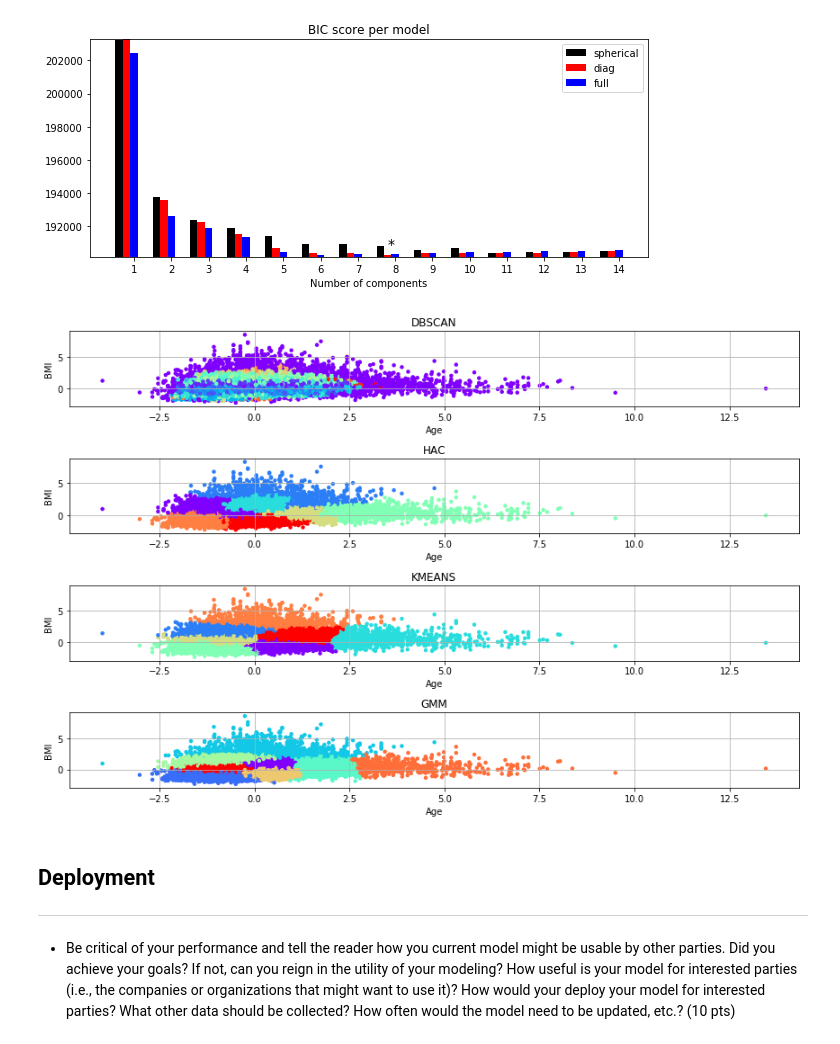
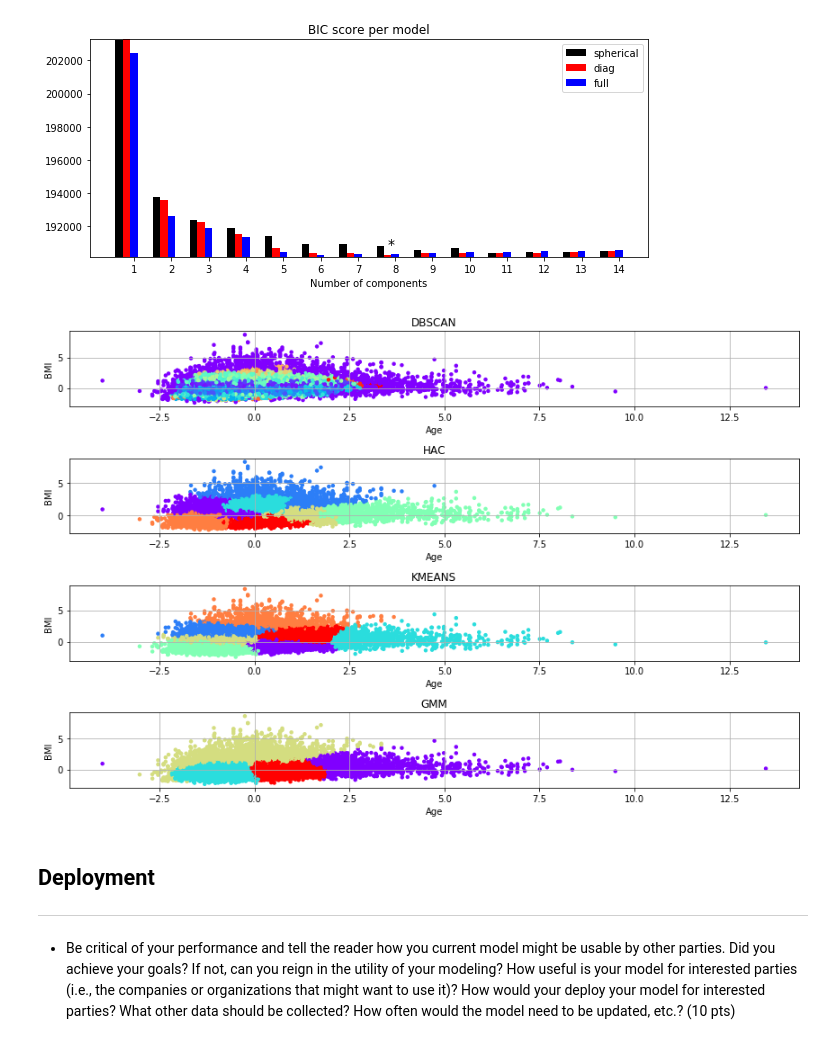
Before and after one commit to i4a/olympics, a Jupyter notebook: LabAssignmentThree.ipynb, the cells around one changed output. Drawn from its saved outputs; the diff is of its cells as text; code cells hidden in the pictures.

```diff
--- a/LabAssignmentThree.ipynb
+++ b/LabAssignmentThree.ipynb
@@ -670,35 +674,35 @@ data = X_BMI_Age
 cls = DBSCAN(eps=0.17, min_samples=17)
 cls.fit(data)
 dbs_labels = cls.labels_
 
 cls = AgglomerativeClustering(n_clusters=7, linkage='ward')
 cls.fit(data)
 hac_labels = cls.labels_
 
 cls = KMeans(n_clusters=7, random_state=0)
 cls.fit(data)
 km_labels = cls.labels_
 
-cls = mixture.GaussianMixture(n_components=8, covariance_type='full')
+cls = mixture.GaussianMixture(n_components=4, covariance_type='full')
 cls.fit(data)
 gmm_labels = cls.predict(data)
 
 fig = plt.figure(figsize=(12,8))
 title = ['DBSCAN','HAC','KMEANS', 'GMM']
 
 for i,l in enumerate([dbs_labels,hac_labels,km_labels, gmm_labels]):
 
     plt.subplot(4,1,1*i+1)
     plt.scatter(data.iloc[:, 0], data.iloc[:, 1]+np.random.random(data.iloc[:, 1].shape)/2, c=l, cmap=plt.cm.rainbow, s=20, linewidths=0)
     plt.xlabel('Age'), plt.ylabel('BMI')
     plt.grid()
     plt.title(title[i])
 
 
 plt.tight_layout()
 plt.show()
 # %% [output]
-[figure, old version]
+[figure, new version]
 # %% [markdown]
 ## Deployment
 ---
```
Also changed, not shown: parts of 1 cell of this notebook, 2 other files.
